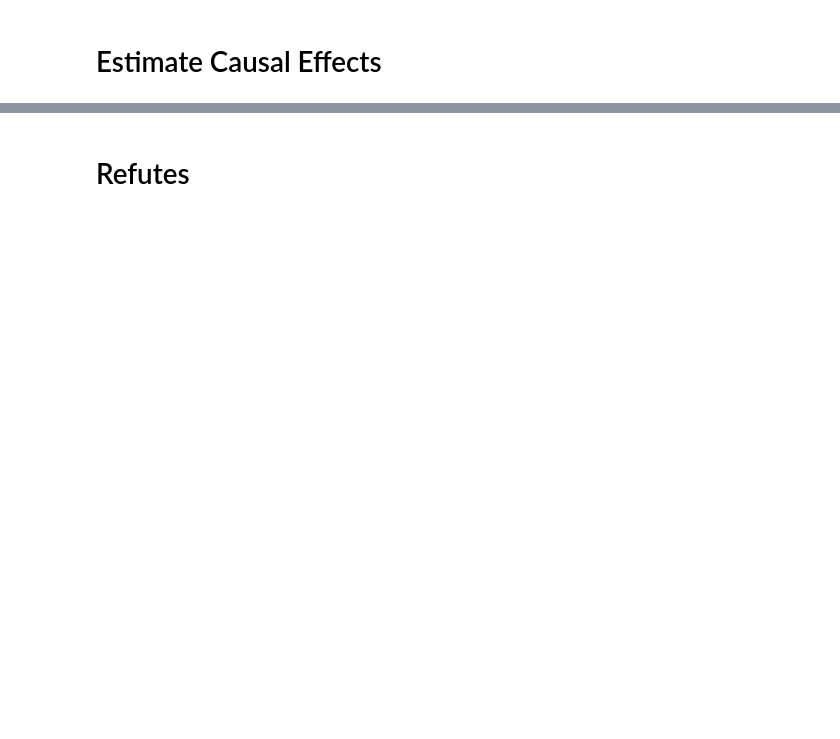
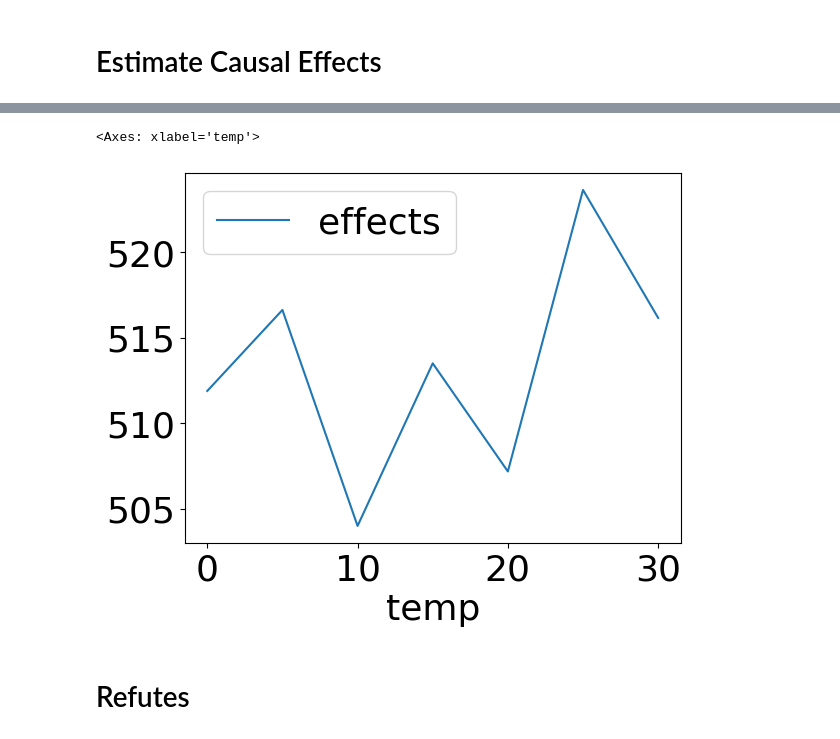
Before and after one commit to adi-jacobson/causal-ice-cream, a Jupyter notebook: notebooks/causal_modelling.ipynb, the cells around one changed output, grey strips where cells are left out. Saved outputs shown, nothing was run; the diff lists cells and outputs as text; code cells hidden in the pictures; blank space fills up the shorter version.

Commit message:
Adding effects at different control temperatures

```diff
--- a/notebooks/causal_modelling.ipynb
+++ b/notebooks/causal_modelling.ipynb
@@ -61,7 +66,7 @@ model.view_model()
 # Identify Causal Effects
 # %%
 #Identify the causal effect
-estimands = model.identify_effect()
+estimands = model.identify_effect(proceed_when_unidentifiable=True)
 print(estimands)
 # %% [output]
 Estimand type: nonparametric-ate
@@ -83,7 +88,3 @@ Estimand name: frontdoor
 No such variable(s) found!
 # %% [markdown]
 # Estimate Causal Effects
-# %%
-#Causal Effect Estimation
-estimate = model.estimate_effect(estimands,method_name = "backdoor.linear_regression", confidence_intervals=False)
-print(estimate)
@@ -112,0 +91,22 @@ plotter.plot_causal_effect(estimate, df["maximum_feels_like_temperature"], df["i
+# %%
+#Causal Effect Estimation
+
+controls = []
+values = []
+
+for control in range(0, 35, 5):
+
+    estimate = model.estimate_effect(estimands,method_name="backdoor.econml.dml.CausalForestDML",
+                                        method_params={
+                                            'init_params': {'model_y':LassoCV(),
+                                                            'model_t': LassoCV()},
+                                            'fit_params': {}
+                                        }, confidence_intervals=False, test_significance=False,
+                                        control_value=control, treatment_value=control+1)
+
+    controls.append(control)
+    values.append(estimate.value)
+
+dict_effects = {}
+dict_effects['temp'] = controls
+dict_effects['effects'] = values
@@ -113,3 +128,10 @@ plotter.plot_causal_effect(estimate, df["maximum_feels_like_temperature"], df["i
+# %%
+df_effects = pd.DataFrame.from_dict(dict_effects)
+# %%
+df_effects.plot(x='temp', y='effects')
+# %% [output]
+<Axes: xlabel='temp'>
+[figure, added]
 # %% [markdown]
 # Refutes
 # %%
```
Also changed, not shown: parts of 10 cells of this notebook.
